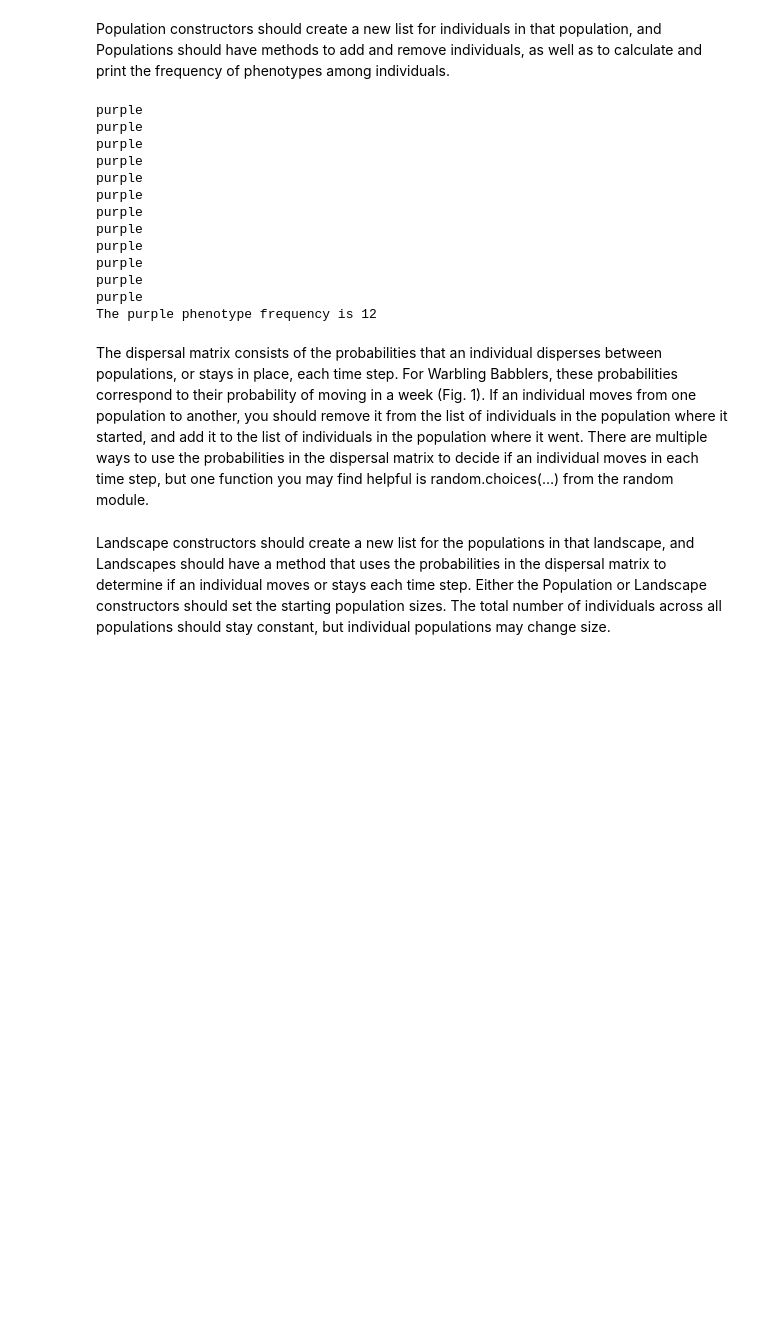
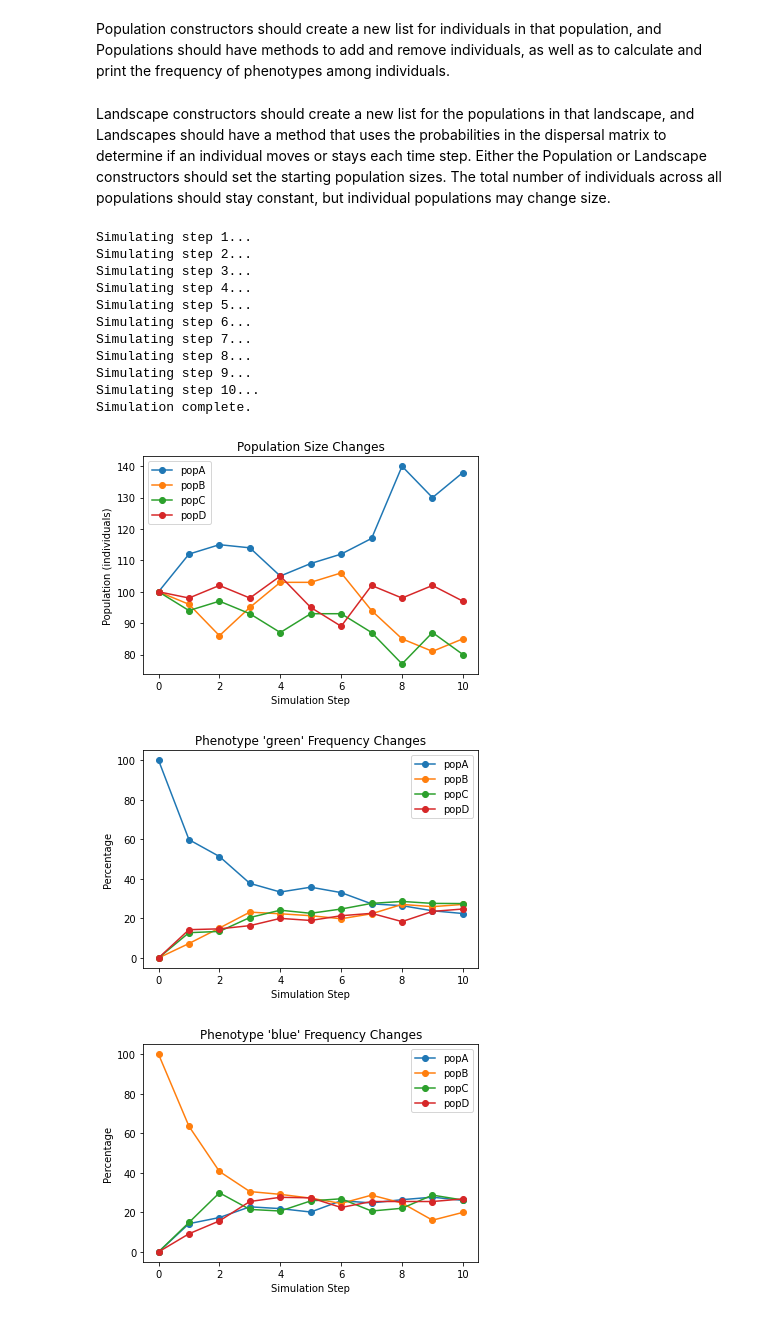
Before and after one commit to Azkabanescapee/Final_Intro_Comp_Bio, a Jupyter notebook: final_project.ipynb, the cells around one changed output. Drawn from its saved outputs; the diff is of its cells as text; code cells hidden in the pictures; blank space fills up the shorter version.

```diff
--- a/final_project.ipynb
+++ b/final_project.ipynb
@@ -72,32 +68,3 @@ class Population:
-# %%
-testPopulation = Population("popA", 12, "purple")
-for ind in testPopulation.individuals:
-    print(ind.phenotype)
-testPopulation.printFreq("purple")
-# %% [output]
-purple
-purple
-purple
-purple
-purple
-purple
-purple
-purple
-purple
-purple
-purple
-purple
-The purple phenotype frequency is 12
-# %% [markdown]
-The dispersal matrix consists of
-the probabilities that an individual disperses between populations, or stays in place,
-each time step. For Warbling Babblers, these probabilities correspond to their
-probability of moving in a week (Fig. 1). If an individual moves from one population
-to another, you should remove it from the list of individuals in the population where
-it started, and add it to the list of individuals in the population where it went. There
-are multiple ways to use the probabilities in the dispersal matrix to decide if an
-individual moves in each time step, but one function you may find helpful is
-random.choices(…) from the random module.
 # %% [markdown]
 Landscape constructors should create a new list for the populations in that landscape, and Landscapes should have a method that uses the probabilities in the dispersal matrix to determine if an individual moves or stays each time step. Either the Population or Landscape constructors should set the starting population sizes. The total number of individuals across all populations should stay constant, but individual populations may change size.
 # %%
@@ -233,0 +201,31 @@ class Landscape:
+# %%
+phenotypes = ['green', 'blue', 'purple', 'red']
+dispersalMatrix = [ #the matrix needs to equal the number of populations, established by the number of phenotypes provided (as colors)
+    [0.7, 0.1, 0.1, 0.1],
+    [0.1, 0.6, 0.2, 0.1],
+    [0.2, 0.2, 0.5, 0.1],
+    [0.1, 0.1, 0.1, 0.7]]
+steps = 10 #(this indicates the number of time steps for the simulation)
+popSize = 100
+
+testLandscape = Landscape(popSize, phenotypes, dispersalMatrix, steps) #store the values in this way so easier to change them above rather than when running the simulation
+testLandscape.startSimulation()
+#call the plotting functions:
+testLandscape.plotPopSizes()
+testLandscape.plotPhenoFreq()
+testLandscape.plotPhenoSummary()
+# %% [output]
+Simulating step 1...
+Simulating step 2...
+Simulating step 3...
+Simulating step 4...
+Simulating step 5...
+Simulating step 6...
+Simulating step 7...
+Simulating step 8...
+Simulating step 9...
+Simulating step 10...
+Simulation complete.
+[figure, added]
+[figure, added]
+[figure, added]
```
Also changed, not shown: parts of 16 cells of this notebook.
